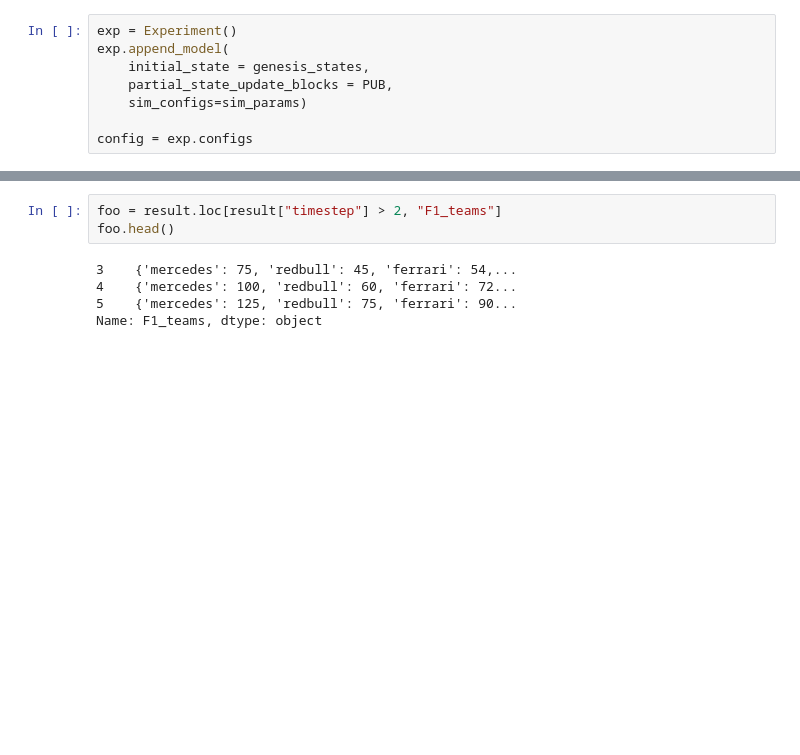
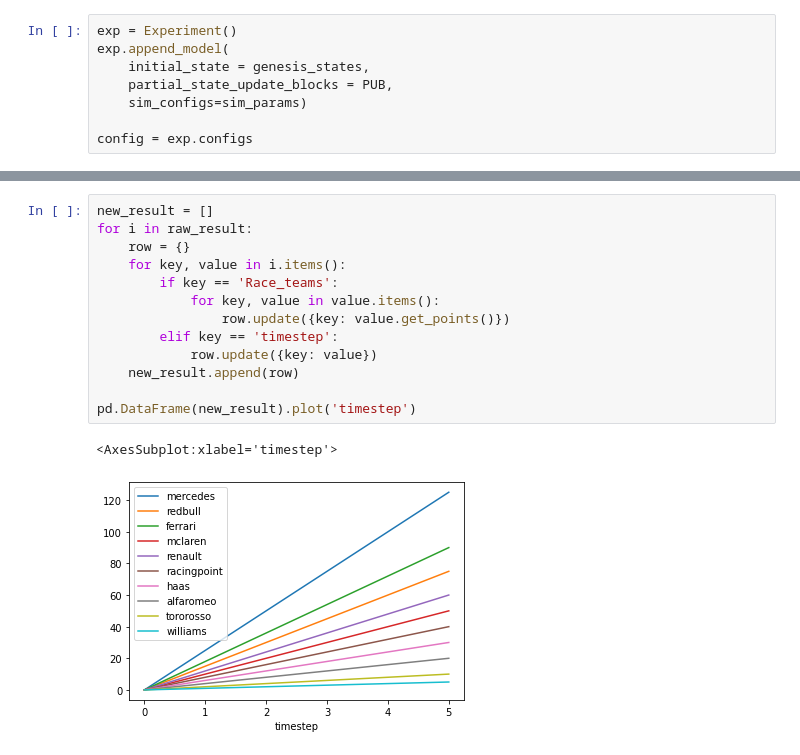
Before and after one commit to dahn510/cadCAD-F1, a Jupyter notebook: F1.ipynb, the cells around one changed output, grey strips where cells are left out. Cells and saved outputs as stored; diff of their text form; blank space fills up the shorter version.

Commit message:
graph is beautiful

```diff
--- a/F1.ipynb
+++ b/F1.ipynb
@@ -116,8 +131,16 @@ ModuleNotFoundError: No module named 'matplotlib'
-# %%
-foo = result.loc[result["timestep"] > 2, "F1_teams"]
-foo.head()
-# %% [output]
-3    {'mercedes': 75, 'redbull': 45, 'ferrari': 54,...
-4    {'mercedes': 100, 'redbull': 60, 'ferrari': 72...
-5    {'mercedes': 125, 'redbull': 75, 'ferrari': 90...
-Name: F1_teams, dtype: object
+# %%
+new_result = []
+for i in raw_result:
+    row = {}
+    for key, value in i.items():
+        if key == 'Race_teams':
+            for key, value in value.items():
+                row.update({key: value.get_points()})
+        elif key == 'timestep':
+            row.update({key: value})
+    new_result.append(row)
+
+pd.DataFrame(new_result).plot('timestep')
+# %% [output]
+<AxesSubplot:xlabel='timestep'>
+[figure, added]
```
Also changed, not shown: parts of 5 cells of this notebook.
